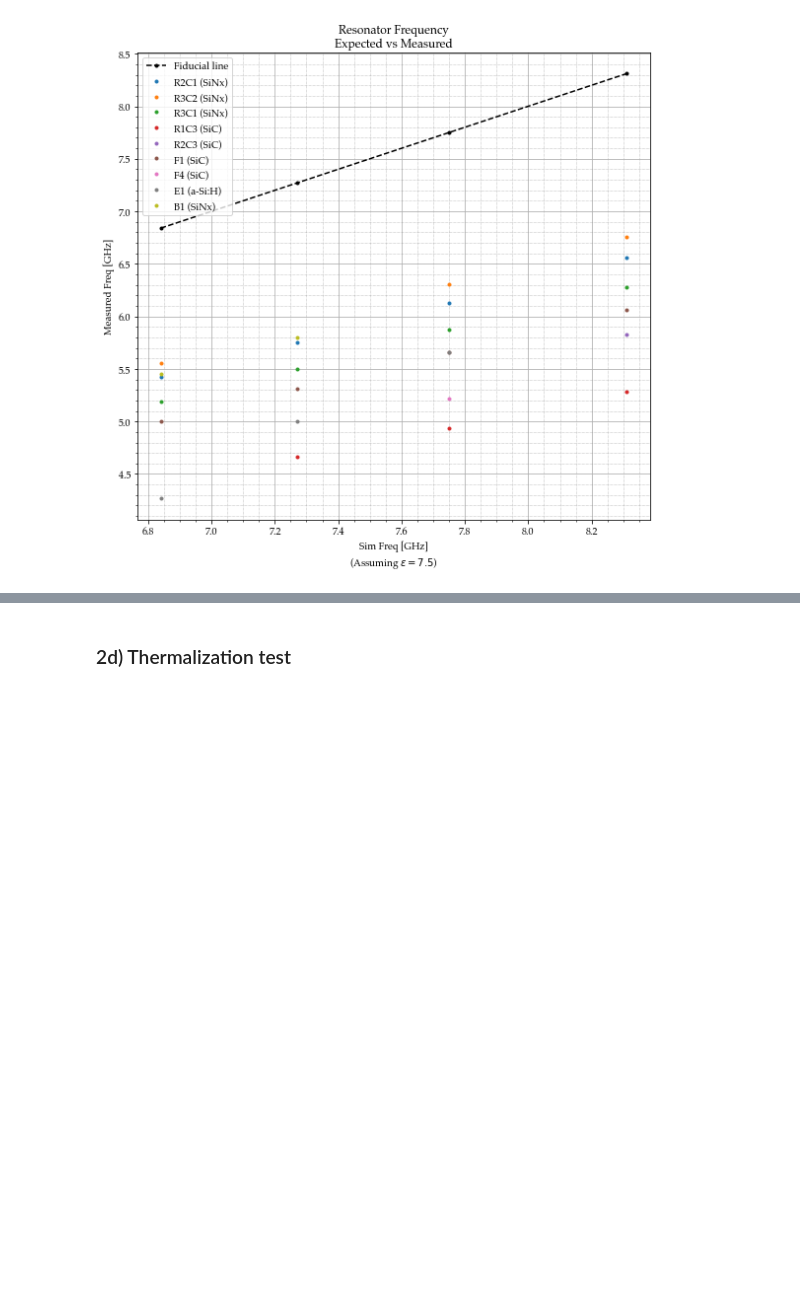
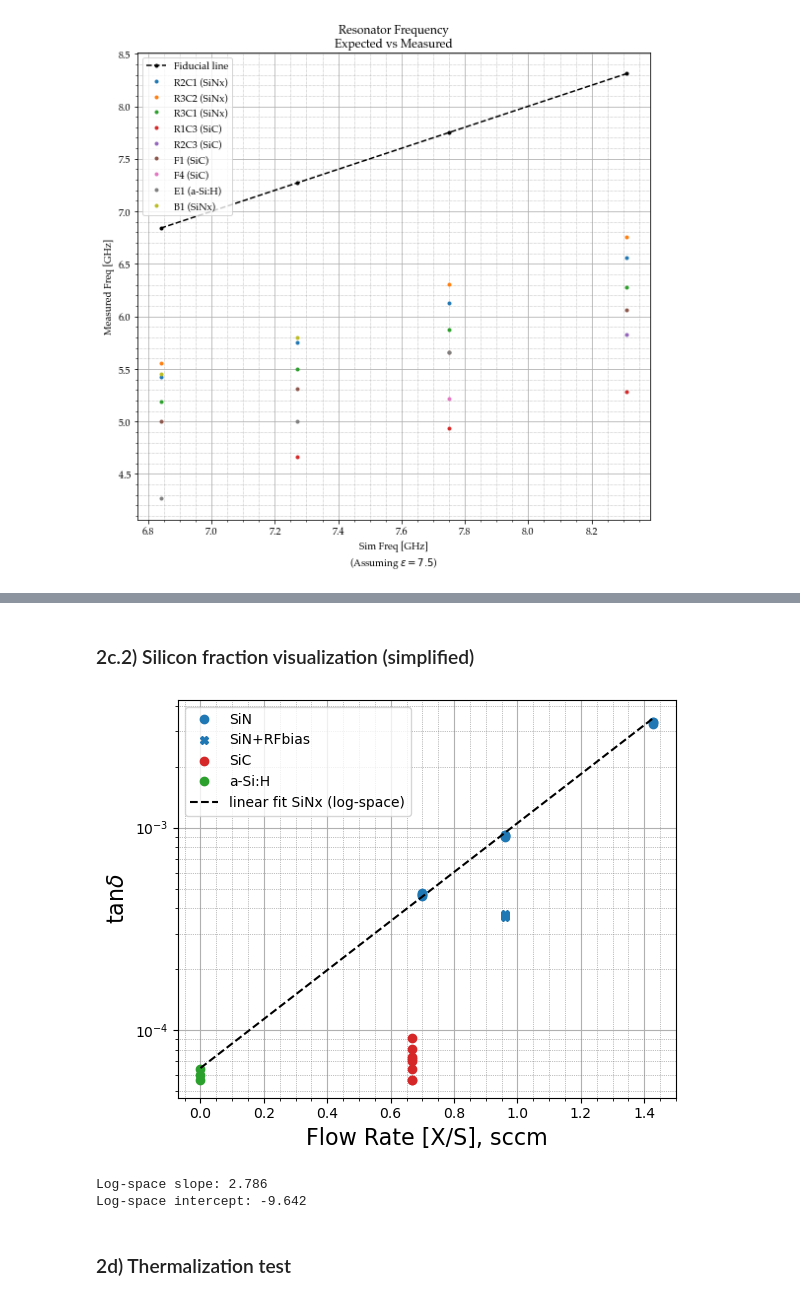
Before and after one commit to jacornelison/lance_postings, a Jupyter notebook: one_notebook_to_rule_them_all.ipynb, the cells around one changed output, grey strips where cells are left out. Saved outputs shown, nothing was run; the diff lists cells and outputs as text; code cells hidden in the pictures; blank space fills up the shorter version.

Commit message:
Added simplified SiN frac plot

```diff
--- a/one_notebook_to_rule_them_all.ipynb
+++ b/one_notebook_to_rule_them_all.ipynb
@@ -283,5 +283,77 @@ print(f"Log-space intercept: {c_log:.3f}")
 Log-space slope: 2.786
 Log-space intercept: -9.642
+# %% [markdown]
+### 2c.2) Silicon fraction visualization (simplified)
+# %%
+import numpy as np
+from scipy.optimize import curve_fit
+
+plt.close('all')
+#plt.figure(figsize=(10,8))
+plt.figure("SiFracSimple",figsize=(6,6*0.8))
+sinlab, = plt.plot([],[],'o',color="tab:blue",label='SiN')
+sinrflab, = plt.plot([],[],'X',color="tab:blue",label='SiN+ RF Bias')
+siclab, = plt.plot([],[],'o',color="tab:red",label='SiC')
+asilab, = plt.plot([],[],'o',color="tab:green",label='a-Si:H')
+
+plt.plot(R2C1['N/S ratio'].iloc[0:4], R2C1['Fd'].iloc[0:4], 'o',color="tab:blue", label='R2C1 - Kavli Std SiN')
+plt.plot(R3C2['N/S ratio'].iloc[0:4], R3C2['Fd'].iloc[0:4], 'o',color="tab:blue", label='R3C2 - Less Dense SiN')
+plt.plot(R3C1['N/S ratio'].iloc[0:4], R3C1['Fd'].iloc[0:4], 'o',color="tab:blue", label='R3C1 - More Dense SiN')
+#plt.plot(R1C3['C/S ratio'].iloc[0:4], R1C3['Fd'].iloc[0:4], 'o', label='R1C3 - Si-Rich SiC')
+#plt.plot(R2C3['C/S ratio'].iloc[0:4], R2C3['Fd'].iloc[0:4], 'o', label='R2C3 - High-Q Twin SiC')
+plt.plot(F1['C/S ratio'].iloc[0:4], F1['Fd'].iloc[0:4], 'o',color="tab:red", label='F1 - SiC')
+plt.plot(F4['C/S ratio'].iloc[0:4], F4['Fd'].iloc[0:4], 'o',color="tab:red", label='F4 - SiC')
+plt.plot(E1['C/S ratio'].iloc[0:4], E1['Fd'].iloc[0:4], 'o',color="tab:green", label='E1 - a-Si:H')
+plt.plot(B1['N/S ratio'].iloc[0:4], B1['Fd'].iloc[0:4], 'X',color="tab:blue", label='B1 - SiNx w/ RF Bias')
+plt.plot(B2['N/S ratio'].iloc[0:4], B2['Fd'].iloc[0:4], 'X',color="tab:blue", label='B2 - SiNx w/ RF Bias')
+plt.plot(F3['C/S ratio'].iloc[0:4], F3['Fd'].iloc[0:4], 'o',color="tab:red", label='F3 - SiC')
+
+def log_lin_fit(x, m, c):
+    return np.exp(m*x + c)
+
+x_data = np.array([25./26., 25./26., 25./26., 25./26., 30./21., 30./21., 30./21., 21./30., 21./30., 21./30., 21./30.])
+y_data = np.array([9.01e-4,9.12e-4,9.2e-4,9.22e-4, 3.49e-3, 3.49e-3, 3.64e-3, 4.60e-4, 4.64E-04, 4.72E-04, 4.74E-04])
+
+popt, pcov = curve_fit(lambda x, m, c: m*x + c, x_data, np.log(y_data))
+m_log, c_log = popt
+
+x_fit = np.linspace(0, max(x_data), 200) #np.linspace(min(x_data), max(x_data), 200)
+y_fit = np.exp(m_log * x_fit + c_log)
+
+
+linfitlab, = plt.plot(x_fit, y_fit, '--', color='k', label='linear fit SiNx (log-space)')
+
+
+# Extrapolate to N/S = 2/49, Hail-Mary SiNx
+x_extrap = 2/49
+y_extrap = np.exp(m_log * x_extrap + c_log)
+# plt.scatter(x_extrap, y_extrap, color='black', marker='v', s=80,
+#             label=f'Extrapolated (N/S = 2/49)\n tanδ ≈ {y_extrap:.1e}')
+
+x_fit_data = np.linspace(min(x_data), max(x_data), 200)
+x_fit_extrap = np.linspace(min(x_fit_data), x_extrap, 100)
+y_fit_data = np.exp(m_log * x_fit_data + c_log)
+y_fit_extrap = np.exp(m_log * x_fit_extrap + c_log)
+# plt.plot(x_fit_extrap, y_fit_extrap, ':', color='green', linewidth=2, label='Extrapolated fit')
+
+
+plt.yscale('log')
+plt.ylabel("tan$\delta$", fontsize=16)
+plt.xlabel("Flow Rate [X/S], sccm", fontsize=16)
+plt.legend([sinlab,sinrflab,siclab,asilab,linfitlab],["SiN","SiN+RFbias","SiC","a-Si:H","linear fit SiNx (log-space)"],loc='upper left')
+plt.grid(True)
+plt.minorticks_on()
+plt.grid(True, which='minor', linestyle=':', linewidth='0.5', color='gray')
+plt.tight_layout()
+plt.savefig('plots/Silicon_Frac_Visualization_Simple.png',dpi=300)
+plt.show()
+
+print(f"Log-space slope: {m_log:.3f}")
+print(f"Log-space intercept: {c_log:.3f}")
+# %% [output]
+[figure, added]
+Log-space slope: 2.786
+Log-space intercept: -9.642
 # %% [markdown]
 ### 2d) Thermalization test
 # %%
```
Also changed, not shown: parts of 3 cells of this notebook, 1 other file.
